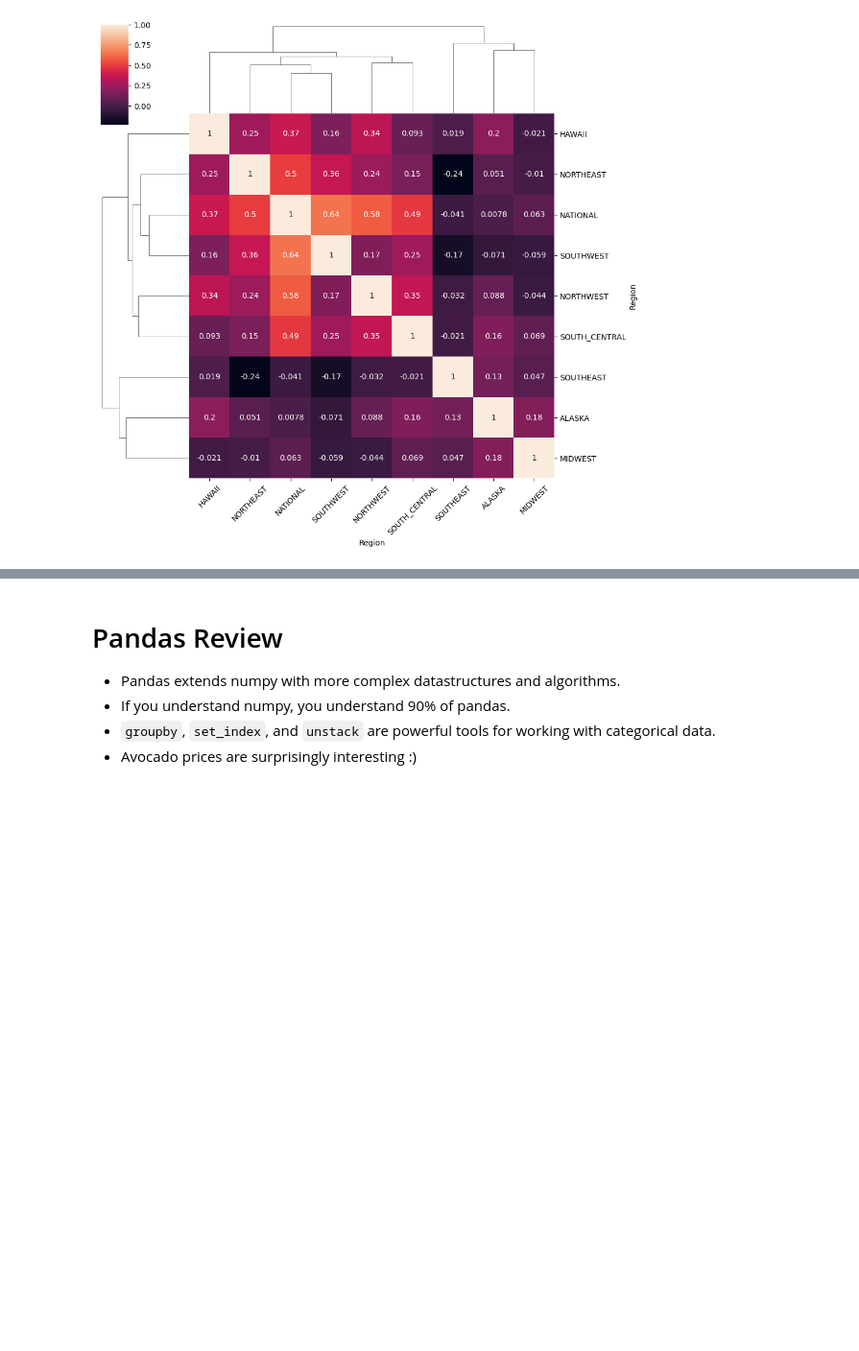
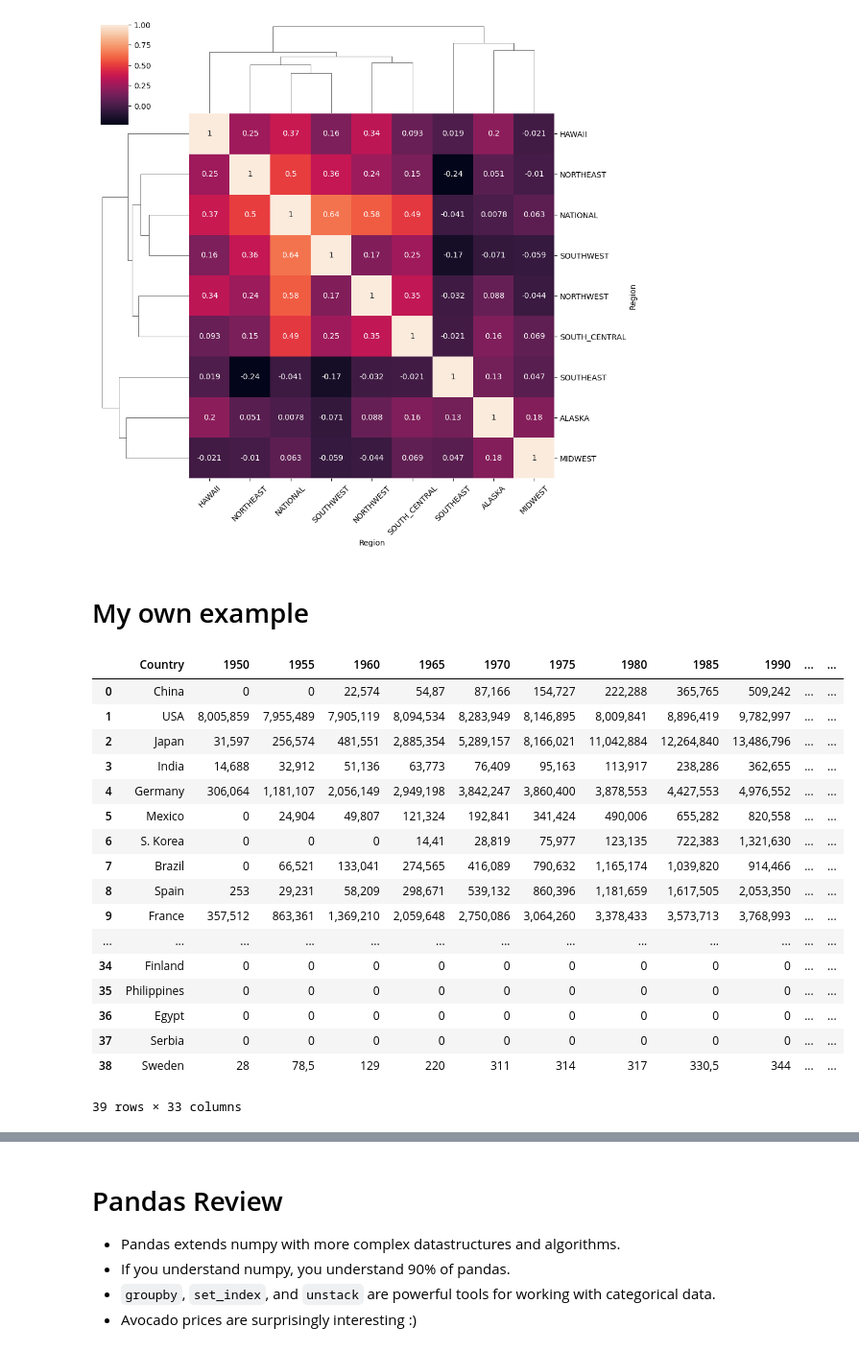
Before and after one commit to Sebas03446/AlgorithmsUN2023I, a Jupyter notebook: Lab2/jssoracipaf_Lab2.ipynb, the cells around one changed output, grey strips where cells are left out. Shown at 96% size. Drawn from its saved outputs; the diff is of its cells as text; code cells hidden in the pictures; blank space fills up the shorter version.

```diff
--- a/Lab2/jssoracipaf_Lab2.ipynb
+++ b/Lab2/jssoracipaf_Lab2.ipynb
@@ -2017,3 +2015,28 @@ ax = axes[2]
 ax.set_xticklabels(ax.get_xticklabels(), rotation=45);
 # %% [output]
 [figure]
+# %% [markdown]
+# My own example
+# %%
+import pandas as pd
+cars = pd.read_csv('car_production.csv')
+cars
+# %% [output]
+|  | Country | 1950 | 1955 | 1960 | 1965 | 1970 | 1975 | 1980 | 1985 | 1990 | ... | ... |
+| 0 | China | 0 | 0 | 22,574 | 54,87 | 87,166 | 154,727 | 222,288 | 365,765 | 509,242 | ... | ... |
+| 1 | USA | 8,005,859 | 7,955,489 | 7,905,119 | 8,094,534 | 8,283,949 | 8,146,895 | 8,009,841 | 8,896,419 | 9,782,997 | ... | ... |
+| 2 | Japan | 31,597 | 256,574 | 481,551 | 2,885,354 | 5,289,157 | 8,166,021 | 11,042,884 | 12,264,840 | 13,486,796 | ... | ... |
+| 3 | India | 14,688 | 32,912 | 51,136 | 63,773 | 76,409 | 95,163 | 113,917 | 238,286 | 362,655 | ... | ... |
+| 4 | Germany | 306,064 | 1,181,107 | 2,056,149 | 2,949,198 | 3,842,247 | 3,860,400 | 3,878,553 | 4,427,553 | 4,976,552 | ... | ... |
+| 5 | Mexico | 0 | 24,904 | 49,807 | 121,324 | 192,841 | 341,424 | 490,006 | 655,282 | 820,558 | ... | ... |
+| 6 | S. Korea | 0 | 0 | 0 | 14,41 | 28,819 | 75,977 | 123,135 | 722,383 | 1,321,630 | ... | ... |
+| 7 | Brazil | 0 | 66,521 | 133,041 | 274,565 | 416,089 | 790,632 | 1,165,174 | 1,039,820 | 914,466 | ... | ... |
+| 8 | Spain | 253 | 29,231 | 58,209 | 298,671 | 539,132 | 860,396 | 1,181,659 | 1,617,505 | 2,053,350 | ... | ... |
+| 9 | France | 357,512 | 863,361 | 1,369,210 | 2,059,648 | 2,750,086 | 3,064,260 | 3,378,433 | 3,573,713 | 3,768,993 | ... | ... |
+| ... | ... | ... | ... | ... | ... | ... | ... | ... | ... | ... | ... | ... |
+| 34 | Finland | 0 | 0 | 0 | 0 | 0 | 0 | 0 | 0 | 0 | ... | ... |
+| 35 | Philippines | 0 | 0 | 0 | 0 | 0 | 0 | 0 | 0 | 0 | ... | ... |
+| 36 | Egypt | 0 | 0 | 0 | 0 | 0 | 0 | 0 | 0 | 0 | ... | ... |
+| 37 | Serbia | 0 | 0 | 0 | 0 | 0 | 0 | 0 | 0 | 0 | ... | ... |
+| 38 | Sweden | 28 | 78,5 | 129 | 220 | 311 | 314 | 317 | 330,5 | 344 | ... | ... |
+39 rows × 33 columns
```
Also changed, not shown: parts of 36 cells of this notebook.
